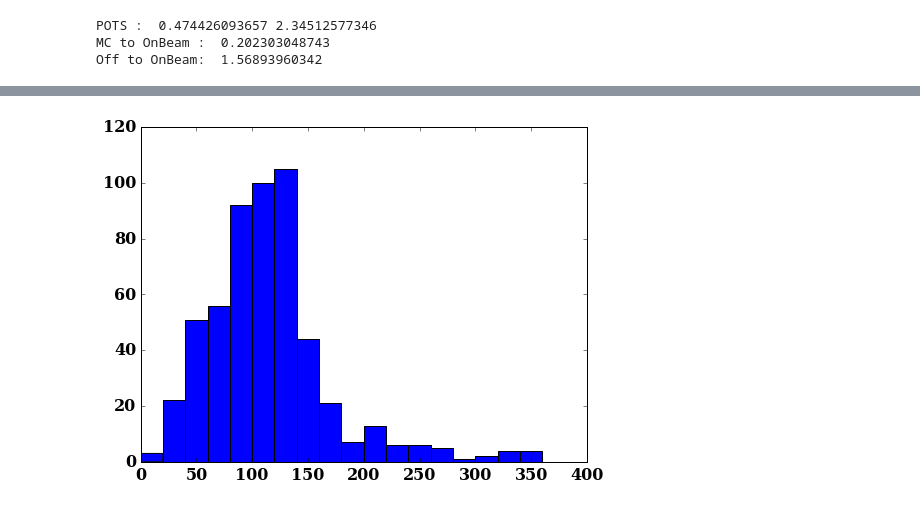
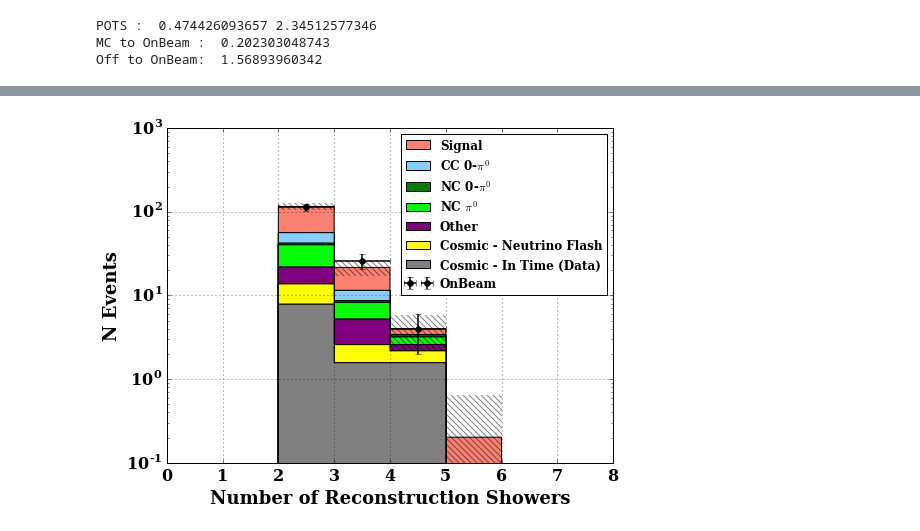
Before and after one commit to ahack379/ShowerTest, a Jupyter notebook: MCC82_FinalPlots/stacked_backgrounds_allstages.ipynb, the cells around one changed output, grey strips where cells are left out. Saved outputs shown, nothing was run; the diff lists cells and outputs as text; code cells hidden in the pictures.

```diff
--- a/MCC82_FinalPlots/stacked_backgrounds_allstages.ipynb
+++ b/MCC82_FinalPlots/stacked_backgrounds_allstages.ipynb
@@ -417,0 +305,40 @@ makeOnOffPlots('pi0_high_shrE_corr',0,800,xlabel='High Energy $\\gamma$ [MeV]')
+# %%
+stage='noratiocutsel2'
+
+f = '/Volumes/UBooNEDataMCC8/MCC8_2/AnaFiles/MCBNBCos/backgrounds_%s.root'%stage
+on ='/Volumes/UBooNEDataMCC8/MCC8_2/AnaFiles/OnBeam/backgrounds_%s.root'%stage
+off='/Volumes/UBooNEDataMCC8/MCC8_2/AnaFiles/OffBeam/backgrounds_%s.root'%stage
+
+t = rn.root2array(f,treename='tree')
+df = pd.DataFrame(t)
+df = df.query('nshrs == 0')
+
+a = rn.root2array(on,treename='tree')
+df0 = pd.DataFrame(a)
+df0 = df0.query('nshrs == 0')
+
+b = rn.root2array(off,treename='tree')
+df1 = pd.DataFrame(b)
+df1 = df1.query('nshrs == 0')
+
+
+stage = 'sel2_0showers'
+# %%
+var = 'mu_startx'
+
+cos_v = df.query('bkgd_id == 1')
+cc1pi0_v = df.query('bkgd_id == 2')
+cc0pi0_v = df.query('bkgd_id == 3')
+nc1pi0_v = df.query('bkgd_id == 4')
+nc0pi0_v = df.query('bkgd_id == 5')
+oth_v = df.query('bkgd_id == 6')
+
+oth_w = [ mc_to_onbeam for i in xrange(len(oth_v[var].values)) ]
+cos_w = [ mc_to_onbeam for i in xrange(len(cos_v[var].values)) ]
+nc0pi0_w = [ mc_to_onbeam for i in xrange(len(nc0pi0_v[var].values)) ]
+nc1pi0_w = [ mc_to_onbeam for i in xrange(len(nc1pi0_v[var].values)) ]
+cc0pi0_w = [ mc_to_onbeam for i in xrange(len(cc0pi0_v[var].values)) ]
+sig_w = [ mc_to_onbeam for i in xrange(len(cc1pi0_v[var].values)) ]
+cos_ext_w = [ off_to_on for i in xrange(df1.shape[0]) ]
+
+weights = [oth_w,cos_w,nc1pi0_w,nc0pi0_w,cc0pi0_w,sig_w]
@@ -418,3 +422,7 @@ makeOnOffPlots('pi0_high_shrE_corr',0,800,xlabel='High Energy $\\gamma$ [MeV]')
+# %%
+ughNShrs('nshrs',0,8,nbins=8,xlabel='Number of Reconstruction Showers')
+# %% [output]
+[figure, added]
 # %%
 # Also, get peak + sigma
 from scipy.optimize import curve_fit
@@ -443,8 +451,6 @@ plt.figure(figsize=(8,6))
 n_counts,bin_edges,_ = plt.hist(df['pi0_mass_corr'].values,bins=20,range=(0,400))
 bins = (bin_edges[:-1] + bin_edges[1:])/2
 bin_size = bin_edges[1] - bin_edges[0]
-# %% [output]
-[figure, removed]
 # %%
 # Calculate Gaussian distribution
 # params: N, a, n, xb, sig
```
Also changed, not shown: parts of 26 cells of this notebook, 1 other file.
